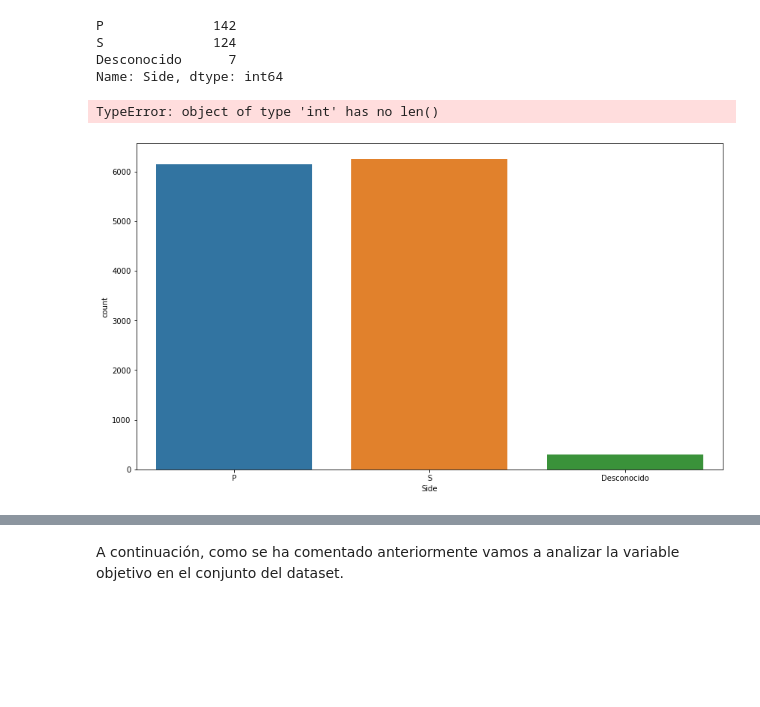
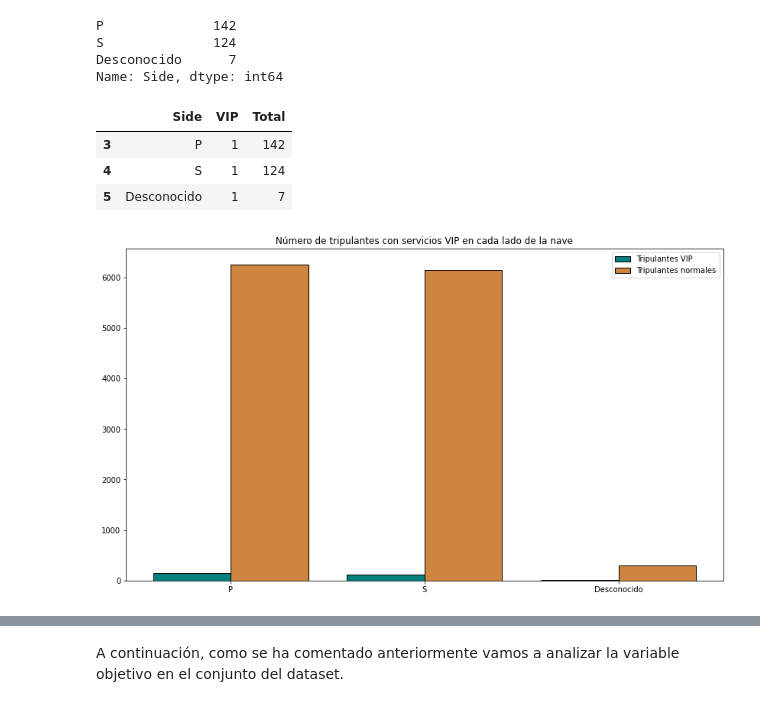
Before and after one commit to aliciacg7/spaceship-titanic-eda, a Jupyter notebook: spaceship-eda.ipynb, the cells around one changed output, grey strips where cells are left out. Saved outputs shown, nothing was run; the diff lists cells and outputs as text; code cells hidden in the pictures; blank space fills up the shorter version.

```diff
--- a/spaceship-eda.ipynb
+++ b/spaceship-eda.ipynb
@@ -345,22 +324,28 @@ P              142
 S              124
 Desconocido      7
 Name: Side, dtype: int64
-# %%
-plt.figure(3,figsize=(14,8))
-
-#fig.title('Recuento de planetas de origen y de destino')
-
-x = np.arange(3)
-
-plt.bar(x-0.2, titanic["Side"][titanic["VIP"]==1].value_counts(), color='#7f6d5f', width=barWidth, edgecolor='white', label='var1')
-plt.bar(x, titanic["Side"][titanic["VIP"]==0].value_counts(), color='#557f2d', width=barWidth, edgecolor='white', label='var2')
-#plt.bar(x+0.2, titanic["Side"][titanic["VIP"]==1].value_counts(), color='#2d7f5e', width=barWidth, edgecolor='white', label='var3')
-
-sns.countplot(data=titanic[titanic['VIP']==1], x='Side')
-sns.countplot(data=titanic[titanic['VIP']==0], x='Side')
-#sns.countplot(data=titanic[titanic['Side']=="Desconocido"], x='Side')
-#sns.countplot(data=titanic, x='Destination')
-plt.xticks(2,[1, 0])
-# %% [output]
-TypeError: object of type 'int' has no len()
-[figure, removed]
+# %%
+df = titanic[['Side', 'VIP']]
+
+bars=df.value_counts().reset_index()
+bars.columns = ['Side', 'VIP', 'Total']
+bars[bars['VIP']==1]
+# %% [output]
+|  | Side | VIP | Total |
+| 3 | P | 1 | 142 |
+| 4 | S | 1 | 124 |
+| 5 | Desconocido | 1 | 7 |
+# %%
+plt.figure(3,figsize=(14,8))
+
+x = np.arange(3)
+
+plt.bar(x-0.2, bars['Total'][bars['VIP']==1], color='teal', width=0.4, edgecolor='black', label='Tripulantes VIP')
+plt.bar(x+0.2, bars['Total'][bars['VIP']==0], color='peru', width=0.4, edgecolor='black', label='Tripulantes normales')
+plt.xticks(x,['P', 'S', 'Desconocido'])
+plt.title('Número de tripulantes con servicios VIP en cada lado de la nave')
+
+plt.legend()
+plt.show()
+# %% [output]
+[figure, added]
```
Also changed, not shown: parts of 30 cells of this notebook.
